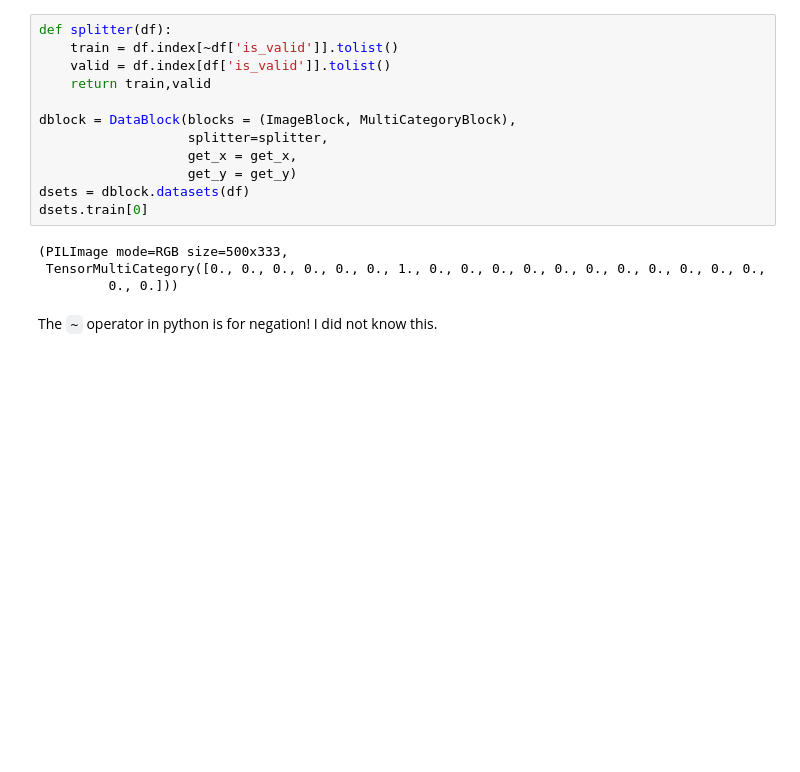
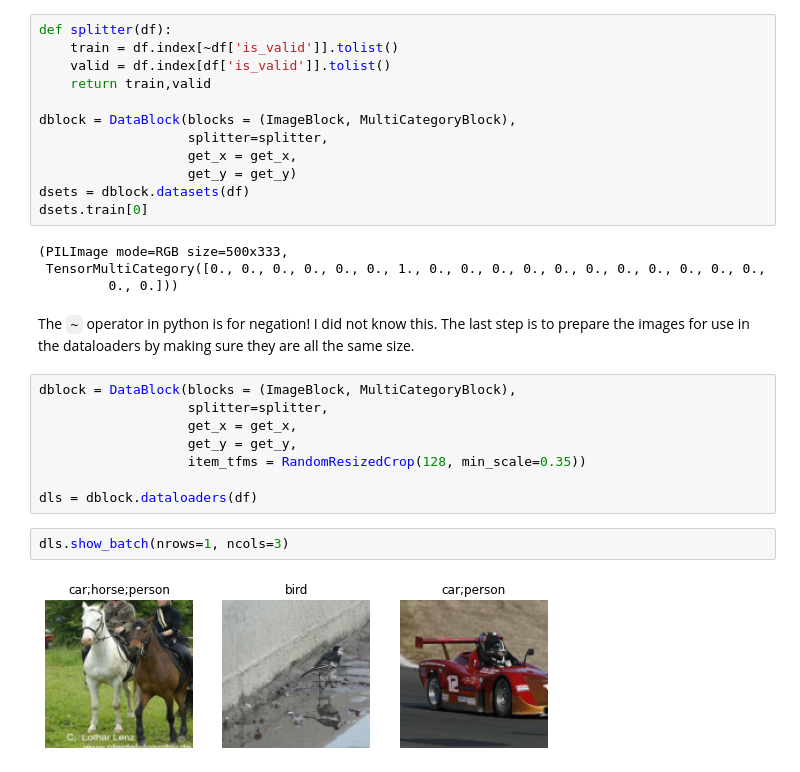
Before and after one commit to djliden/deep_learning_practice, a Jupyter notebook: notebooks/ch6_other_computer_vision_problems.ipynb, the cells around one changed output. Saved outputs shown, nothing was run; the diff lists cells and outputs as text; blank space fills up the shorter version.

```diff
--- a/notebooks/ch6_other_computer_vision_problems.ipynb
+++ b/notebooks/ch6_other_computer_vision_problems.ipynb
@@ -131,4 +131,16 @@ dsets.train[0]
  TensorMultiCategory([0., 0., 0., 0., 0., 0., 1., 0., 0., 0., 0., 0., 0., 0., 0., 0., 0., 0.,
          0., 0.]))
 # %% [markdown]
-The `~` operator in python is for negation! I did not know this.
+The `~` operator in python is for negation! I did not know this. The last step is to prepare the images for use in the dataloaders by making sure they are all the same size.
+# %%
+dblock = DataBlock(blocks = (ImageBlock, MultiCategoryBlock),
+                   splitter=splitter,
+                   get_x = get_x,
+                   get_y = get_y,
+                   item_tfms = RandomResizedCrop(128, min_scale=0.35))
+
+dls = dblock.dataloaders(df)
+# %%
+dls.show_batch(nrows=1, ncols=3)
+# %% [output]
+[figure, added]
```
Also changed, not shown: parts of 22 cells of this notebook.
